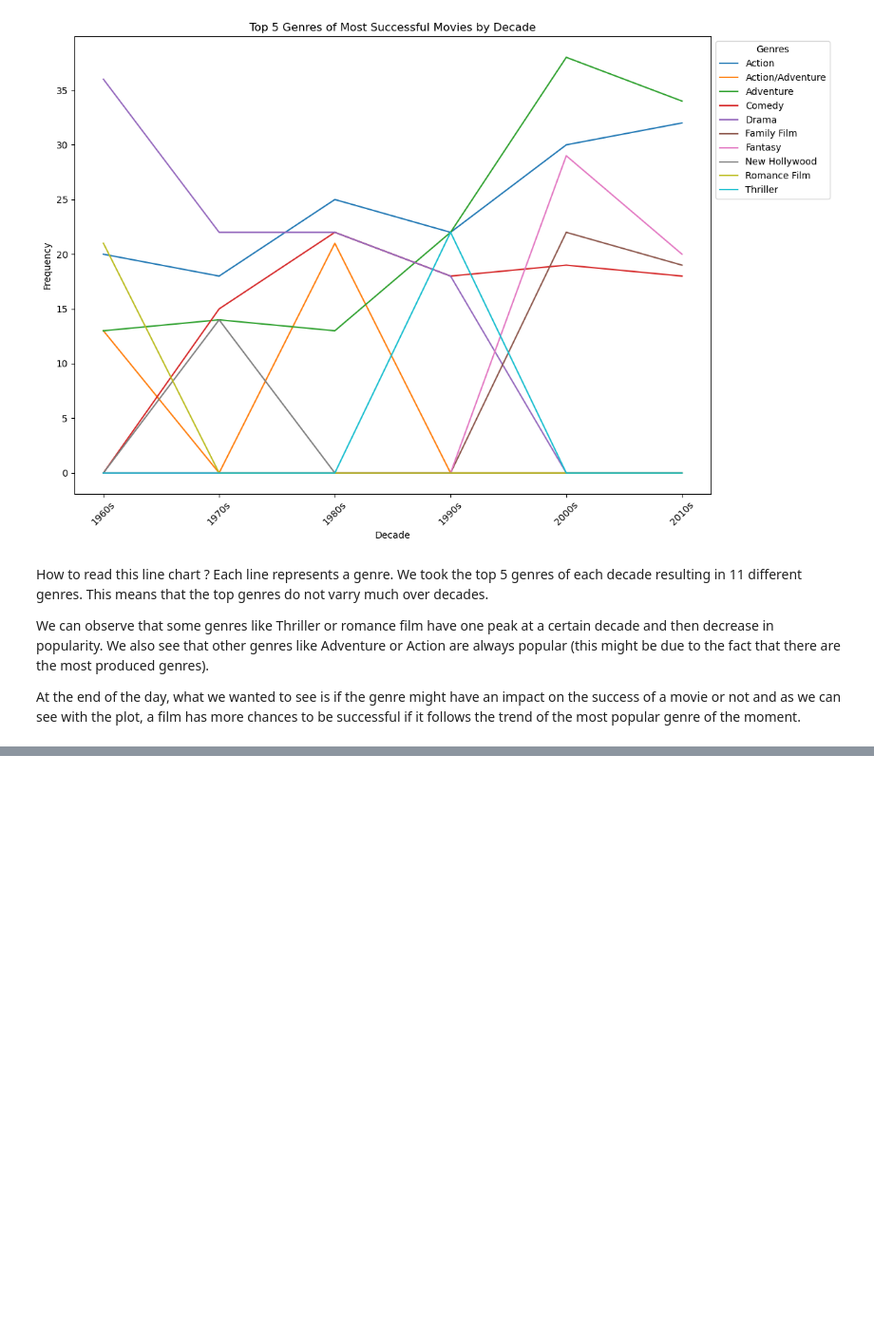
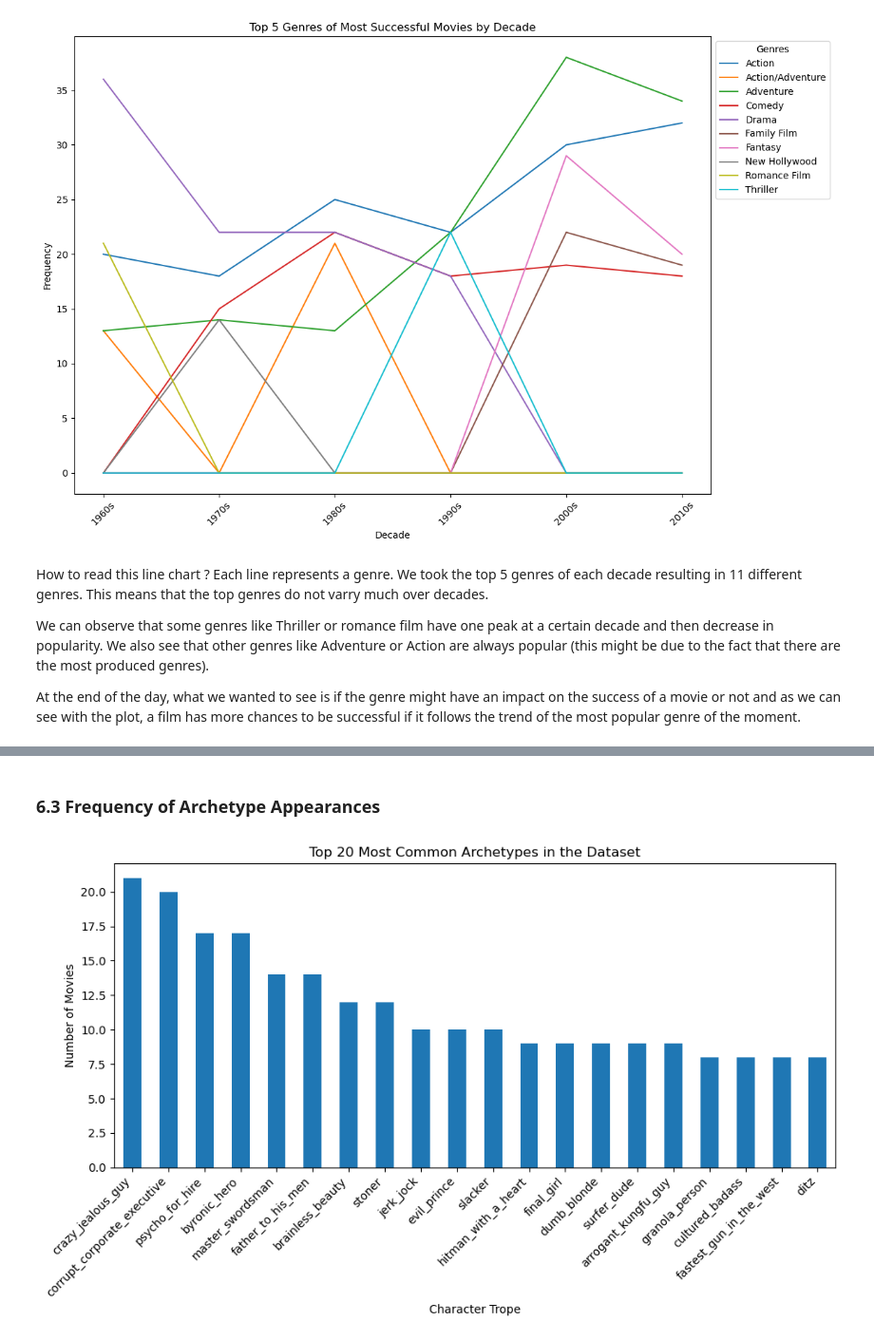
Before and after one commit to epfl-ada/ada-2024-project-data_brigada, a Jupyter notebook: results.ipynb, the cells around one changed output, grey strips where cells are left out. Shown at 95% size. Saved outputs shown, nothing was run; the diff lists cells and outputs as text; code cells hidden in the pictures; blank space fills up the shorter version.

```diff
--- a/results.ipynb
+++ b/results.ipynb
@@ -530,0 +579,7 @@ At the end of the day, what we wanted to see is if the genre might have an impac
+# %% [markdown]
+### 6.3 Frequency of Archetype Appearances
+# %%
+# How common is each archetype?
+archetypeSuccess.most_common_archetypes(merged)
+# %% [output]
+[figure, added]
```
Also changed, not shown: parts of 17 cells of this notebook, 1 other file.
